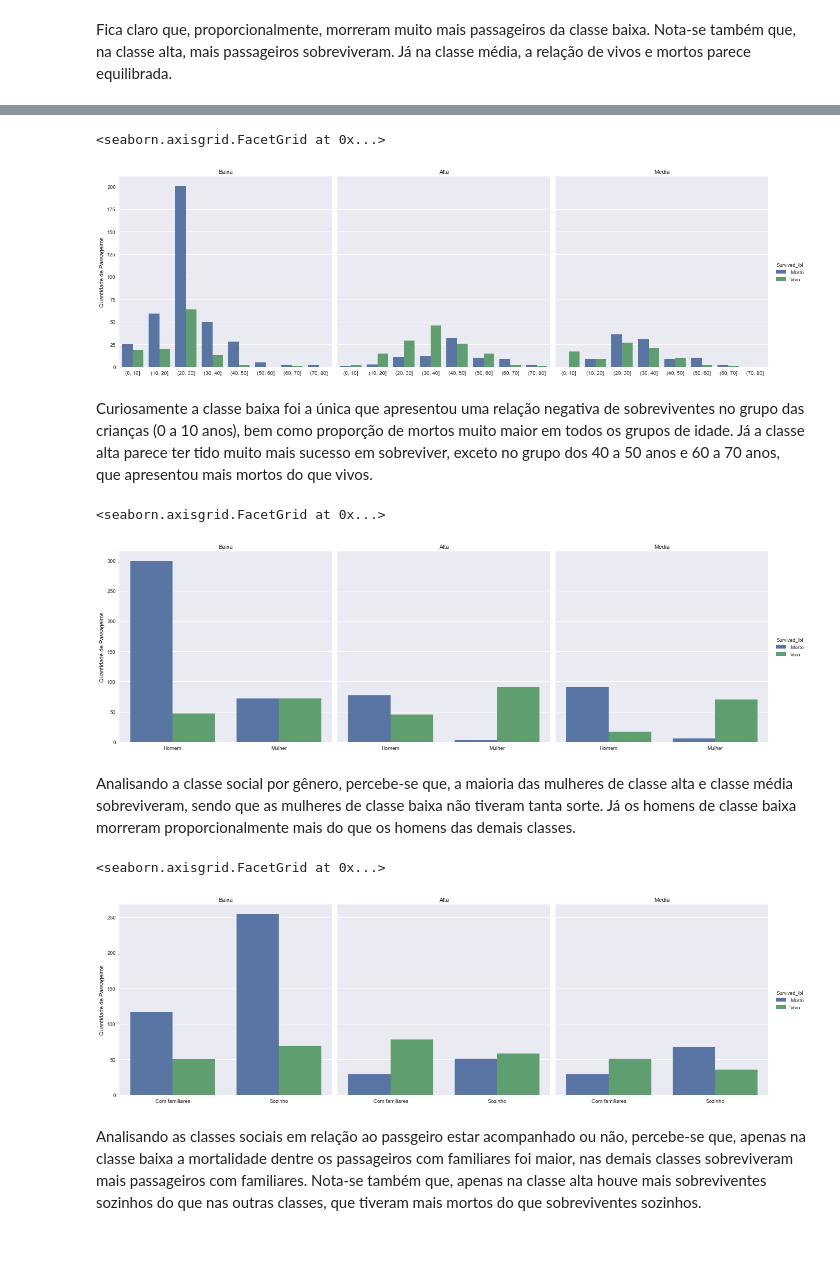
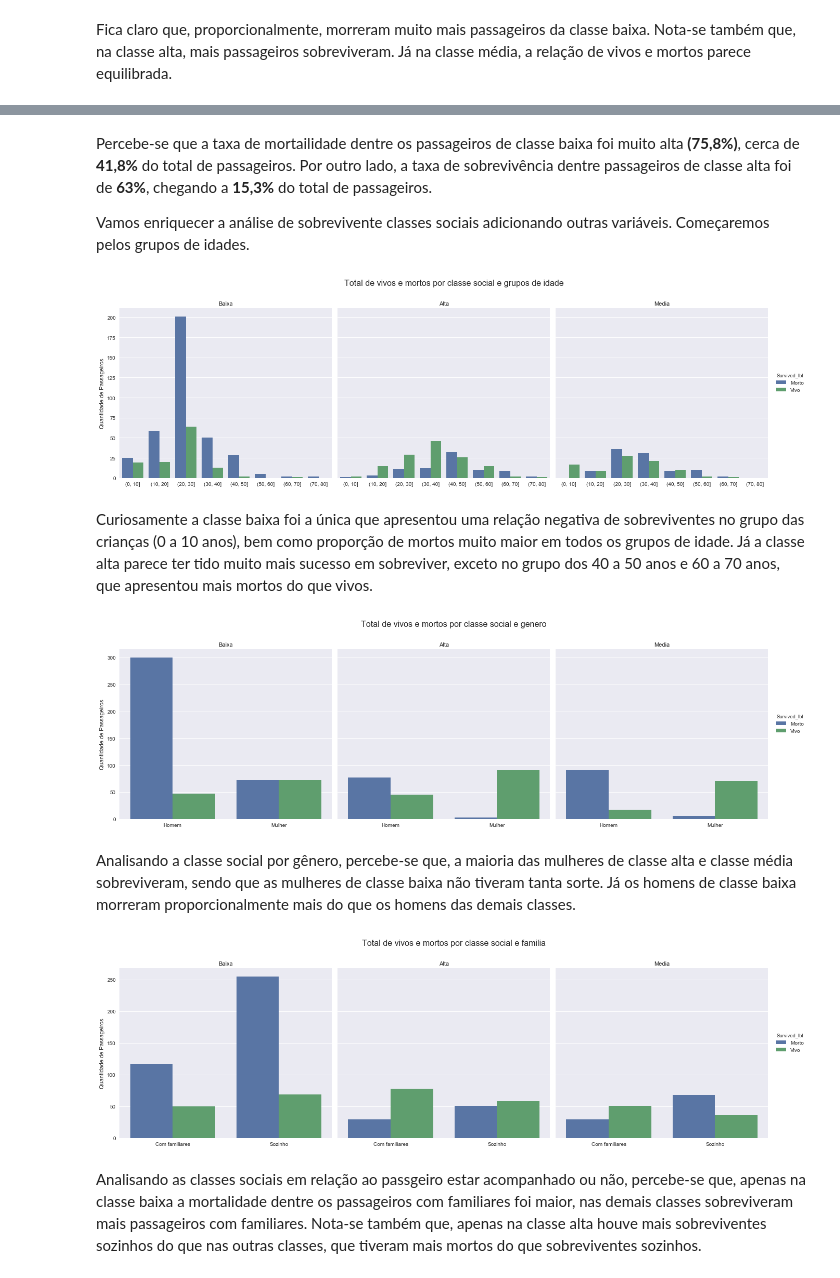
Before and after one commit to sauloguerra/udacity-analise-de-dados, a Jupyter notebook: P2/titanic.ipynb, the cells around one changed output, grey strips where cells are left out. Saved outputs shown, nothing was run; the diff lists cells and outputs as text; code cells hidden in the pictures; blank space fills up the shorter version.

```diff
--- a/P2/titanic.ipynb
+++ b/P2/titanic.ipynb
@@ -591,34 +651,38 @@ Vamos enriquecer a análise de sobrevivente classes sociais adicionando outras v
+# %% [markdown]
+Percebe-se que a taxa de mortailidade dentre os passageiros de classe baixa foi muito alta **(75,8%)**, cerca de **41,8%** do total de passageiros. Por outro lado, a taxa de sobrevivência dentre passageiros de classe alta foi de **63%**, chegando a **15,3%** do total de passageiros.
+
+Vamos enriquecer a análise de sobrevivente classes sociais adicionando outras variáveis. Começaremos pelos grupos de idades.
 # %%
 barras_idades_classe = sns.factorplot(x='Grupos_idade', hue = 'Survived_lbl', col='Classe_lbl',
                data = titanic_limpo, kind = 'count', size=6)
 
-(barras_idades_classe.set_axis_labels("", "Quantidade de Passageiros")
-    .set_titles("{col_name}"))
+g = barras_idades_classe.set_axis_labels("", "Quantidade de Passageiros").set_titles("{col_name}")
+g.fig.suptitle("Total de vivos e mortos por classe social e grupos de idade", size=16)
+g.fig.subplots_adjust(top=.85)
 # %% [output]
-<seaborn.axisgrid.FacetGrid at 0x...>
-[figure, old version]
+[figure, new version]
 # %% [markdown]
 Curiosamente a classe baixa foi a única que apresentou uma relação negativa de sobreviventes no grupo das crianças (0 a 10 anos), bem como proporção de mortos muito maior em todos os grupos de idade. Já a classe alta parece ter tido muito mais sucesso em sobreviver, exceto no grupo dos 40 a 50 anos e 60 a 70 anos, que apresentou mais mortos do que vivos.
 # %%
 barras_genero_classe = sns.factorplot(x='Sex', hue = 'Survived_lbl', col='Classe_lbl',
                data = titanic_limpo, kind = 'count', size=6)
 
-(barras_genero_classe.set_axis_labels("", "Quantidade de Passageiros")
-    .set_titles("{col_name}"))
+g = barras_genero_classe.set_axis_labels("", "Quantidade de Passageiros").set_titles("{col_name}")
+g.fig.suptitle("Total de vivos e mortos por classe social e genero", size=16)
+g.fig.subplots_adjust(top=.85)
 # %% [output]
-<seaborn.axisgrid.FacetGrid at 0x...>
-[figure, old version]
+[figure, new version]
 # %% [markdown]
 Analisando a classe social por gênero, percebe-se que, a maioria das mulheres de classe alta e classe média sobreviveram, sendo que as mulheres de classe baixa não tiveram tanta sorte. Já os homens de classe baixa morreram proporcionalmente mais do que os homens das demais classes.
 # %%
 barras_genero_classe = sns.factorplot(x='Familia_lbl', hue = 'Survived_lbl', col='Classe_lbl',
                data = titanic_limpo, kind = 'count', size=6)
 
-(barras_genero_classe.set_axis_labels("", "Quantidade de Passageiros")
-    .set_titles("{col_name}"))
+g = barras_genero_classe.set_axis_labels("", "Quantidade de Passageiros").set_titles("{col_name}")
+g.fig.suptitle("Total de vivos e mortos por classe social e familia", size=16)
+g.fig.subplots_adjust(top=.85)
 # %% [output]
-<seaborn.axisgrid.FacetGrid at 0x...>
-[figure, old version]
+[figure, new version]
 # %% [markdown]
 Analisando as classes sociais em relação ao passgeiro estar acompanhado ou não, percebe-se que, apenas na classe baixa a mortalidade dentre os passageiros com familiares foi maior, nas demais classes sobreviveram mais passageiros com familiares. Nota-se também que, apenas na classe alta houve mais sobreviventes sozinhos do que nas outras classes, que tiveram mais mortos do que sobreviventes sozinhos.
 # %% [markdown]
```
Also changed, not shown: parts of 28 cells of this notebook, 1 other file.
